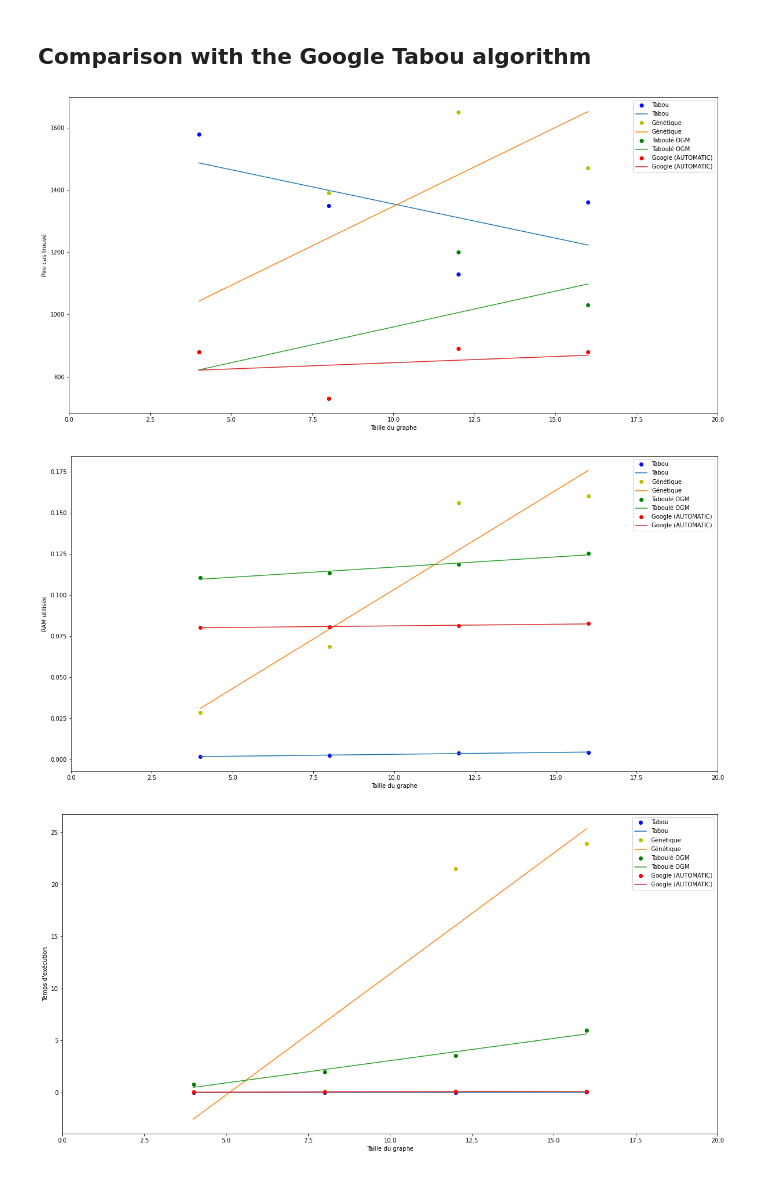
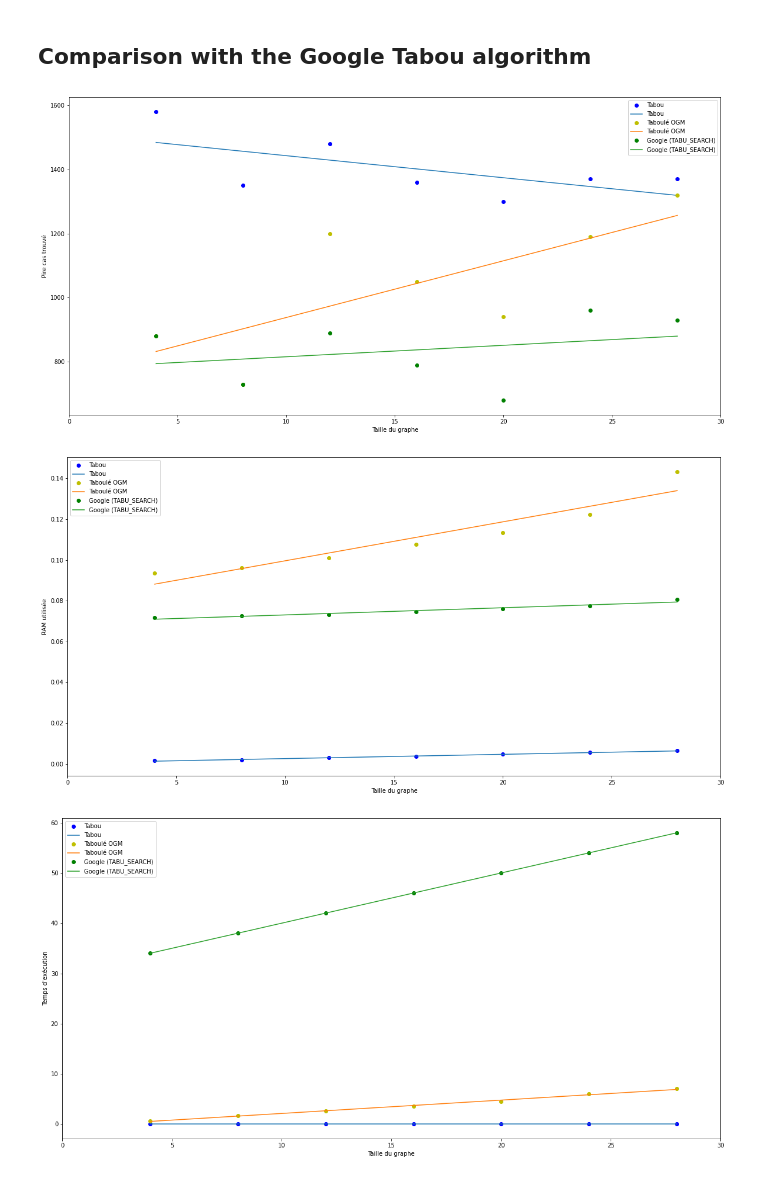
Before and after one commit to BaptisteMiq/VRP-Project, a Jupyter notebook: generateStats.ipynb, the cells around one changed output. Cells and saved outputs as stored; diff of their text form; code cells hidden in the pictures.

```diff
--- a/generateStats.ipynb
+++ b/generateStats.ipynb
@@ -79,12 +142,15 @@ showStats(x, dataset, maxGraphSize, "time")
 # %% [markdown]
 ## Comparison with the Google Tabou algorithm
 # %%
-gx1000 = np.multiply(g500, 1000).astype(int).tolist() # The OR-Tools only accept distances and time matrixes, not normalized values
-x, dataset = GetStats(minGraphSize, maxGraphSize, paddingGraph, ["tabou", "genetic", "tabouOGM", "google"], "AUTOMATIC", False, gx1000)
+minGraphSize = 4
+maxGraphSize = 30
+paddingGraph = 4
+gx1000 = np.multiply(g500, 100).astype(int).tolist() # The OR-Tools only accept distances and time matrixes, not normalized values
+x, dataset = GetStats(minGraphSize, maxGraphSize, paddingGraph, ["tabou", "tabouOGM", "google"], "TABU_SEARCH", False, gx1000)
 showStats(x, dataset, maxGraphSize, "worst")
 showStats(x, dataset, maxGraphSize, "ram")
 showStats(x, dataset, maxGraphSize, "time")
 # %% [output]
-[figure, old version]
+[figure, new version]
-[figure, old version]
+[figure, new version]
-[figure, old version]
+[figure, new version]
```
Also changed, not shown: parts of 6 cells of this notebook, 21 other files.
